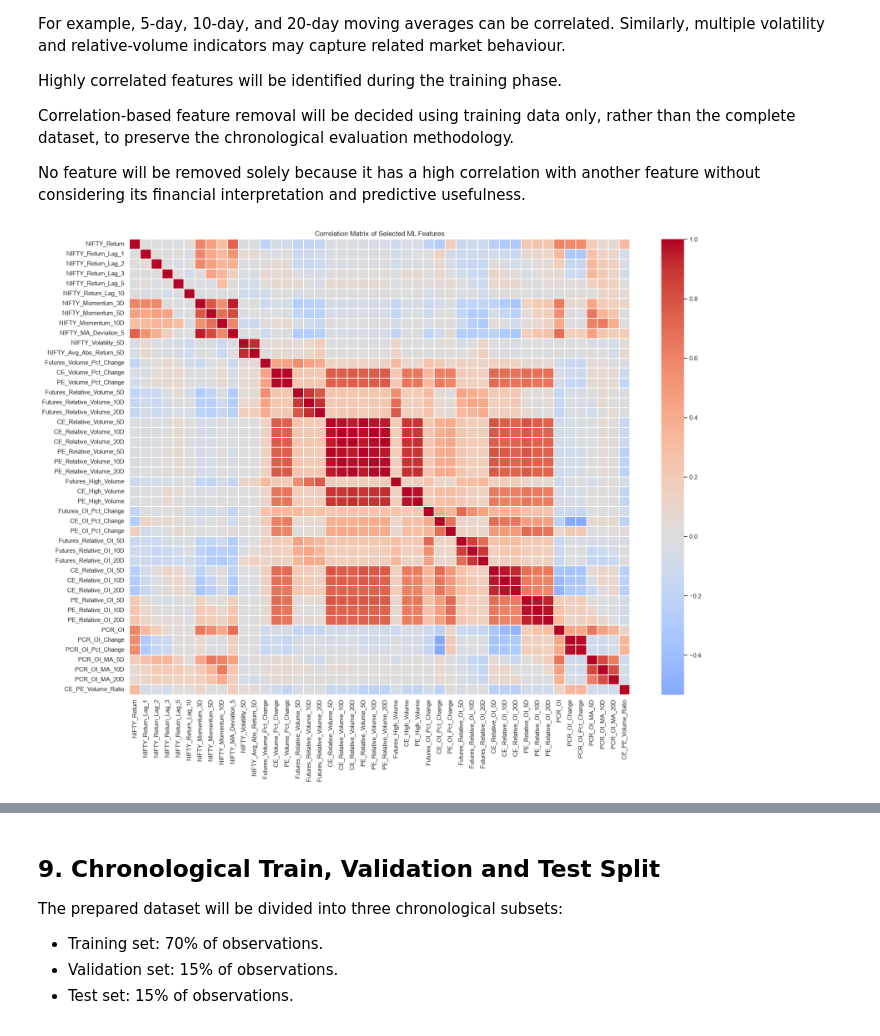
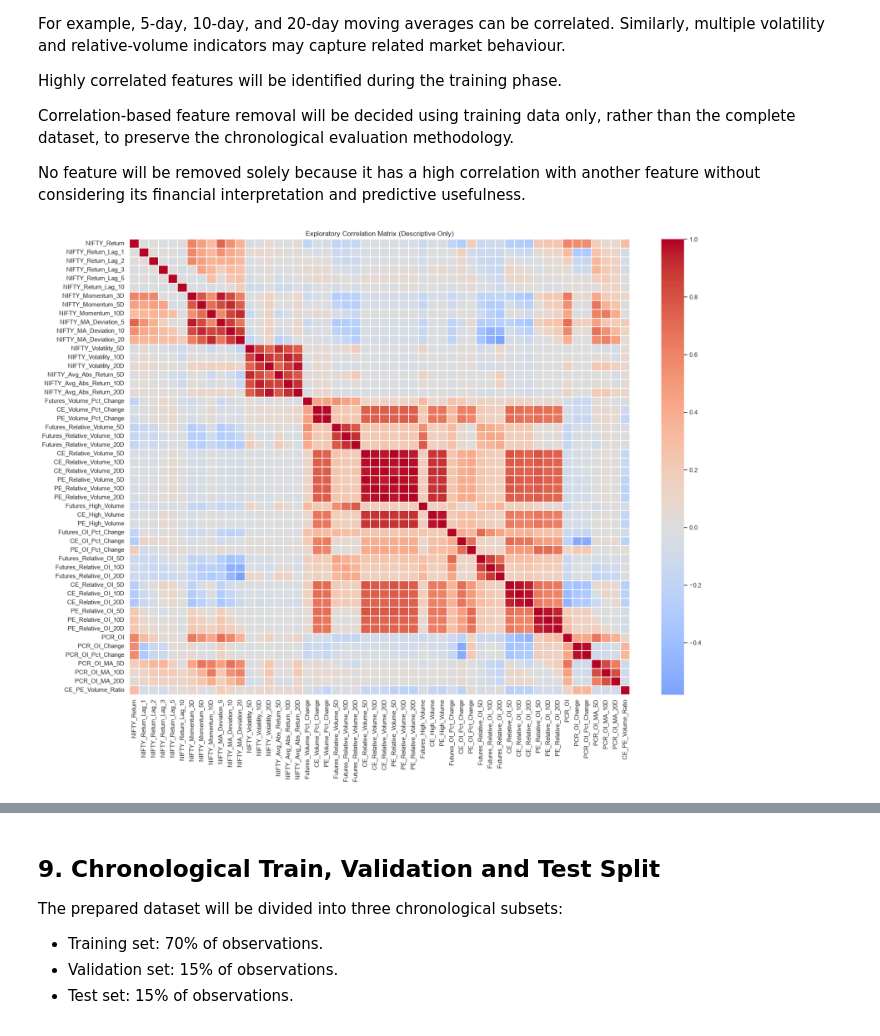
Before and after one commit to yashrajzzz/nifty50-FnO-eda, a Jupyter notebook: notebooks/05_feature_engineering.ipynb, the cells around one changed output, grey strips where cells are left out. Saved outputs shown, nothing was run; the diff lists cells and outputs as text; code cells hidden in the pictures.

```diff
--- a/notebooks/05_feature_engineering.ipynb
+++ b/notebooks/05_feature_engineering.ipynb
@@ -1613,24 +1632,33 @@ print(
 # %% [output]
 Sideways threshold: ±0.10%
 # %%
-# The current row's NIFTY_Return represents the return
-# from the previous trading session to the current session.
+# Predict the next row in the observed trading-date panel.
+# The target return is valid only if proxy values exist on BOTH date t and date t+1.
+# No forward-fill/interpolation is used; missing values produce missing labels.
 
-# Shift by -1 to obtain the next trading session's return.
+market_daily["Target_Date"] = market_daily["Date"].shift(-1)
+next_proxy_value = market_daily["Underlying_Value"].shift(-1)
+
 market_daily["Next_Session_Return"] = (
-    market_daily["NIFTY_Return"].shift(-1)
+    (next_proxy_value / market_daily["Underlying_Value"]) - 1
+) * 100
+
+# Explicit validity flag for auditability.
+market_daily["Valid_Next_Session_Target"] = (
+    market_daily["Underlying_Value"].notna()
+    & next_proxy_value.notna()
+    & market_daily["Target_Date"].notna()
 )
 
-# Record the date corresponding to the prediction target
-market_daily["Target_Date"] = (
-    market_daily["Date"].shift(-1)
-)
+market_daily.loc[
+    ~market_daily["Valid_Next_Session_Target"],
+    "Next_Session_Return"
+] = np.nan
 
 display(
     market_daily[
-        ["Date", "Underlying_Value",
-         "NIFTY_Return", "Target_Date",
-         "Next_Session_Return"]
+        ["Date", "Underlying_Value", "Target_Date",
+         "Next_Session_Return", "Valid_Next_Session_Target"]
     ].head(15)
 )
 # %% [output]
@@ -2174,22 +2181,22 @@ No feature will be removed solely because it has a high correlation
 with another feature without considering its financial interpretation
 and predictive usefulness.
 # %%
-feature_correlation = X_selected.corr()
+# Exploratory correlation analysis across the available labelled sample.
+# This heatmap is descriptive only and is NOT used to select/drop model features.
+feature_correlation = X.corr()
 
 plt.figure(figsize=(18, 14))
-
 sns.heatmap(
     feature_correlation,
     cmap="coolwarm",
     center=0,
     linewidths=0.1,
     xticklabels=True,
     yticklabels=True
 )
-
-plt.title("Correlation Matrix of Selected ML Features")
+plt.title("Exploratory Correlation Matrix (Descriptive Only)")
 plt.tight_layout()
 plt.show()
 # %% [output]
-[figure, old version]
+[figure, new version]
 # %%
```
Also changed, not shown: parts of 26 cells of this notebook.
